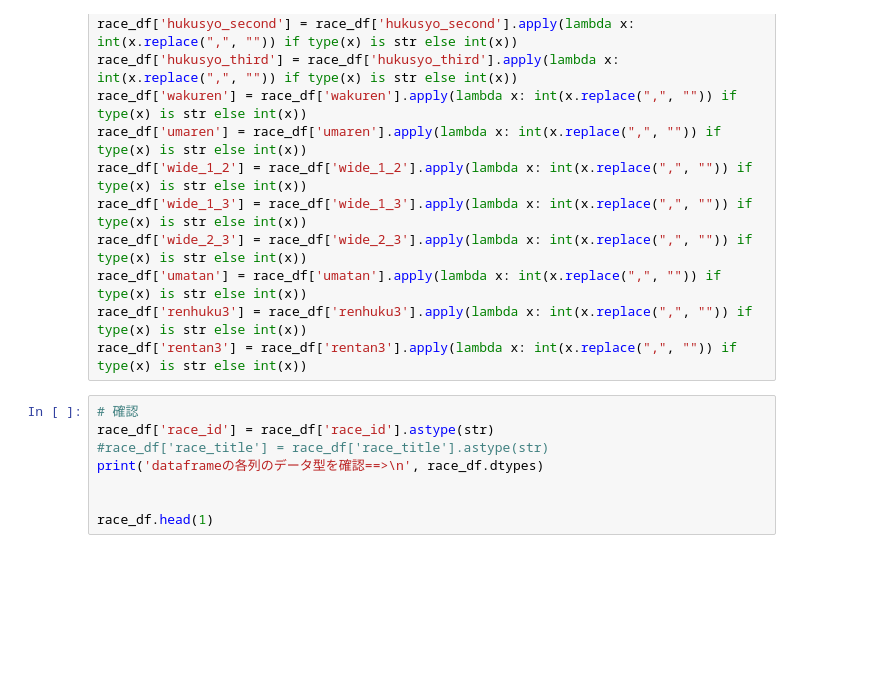
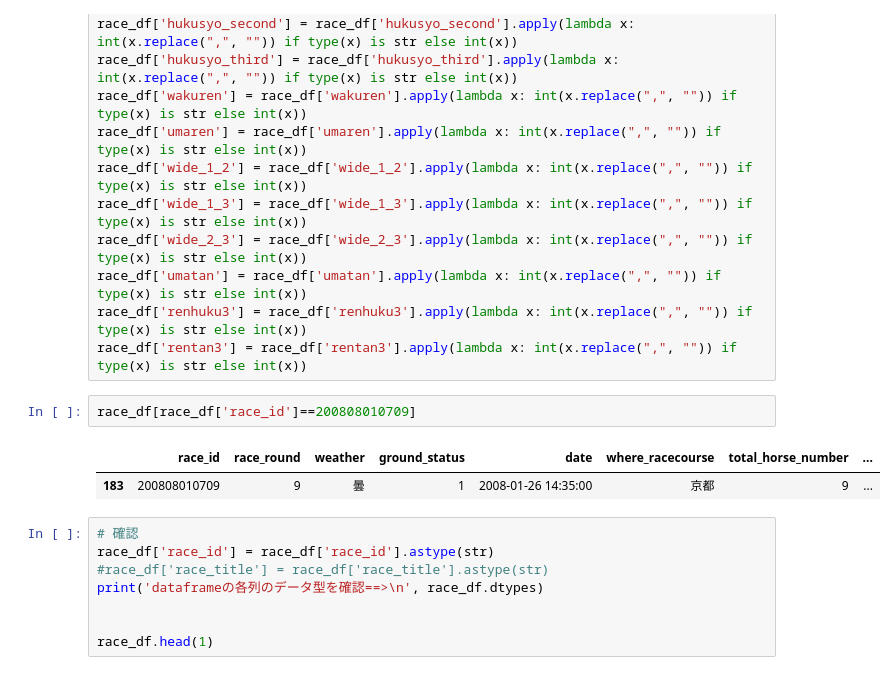
Before and after one commit to unonao/race-predict, a Jupyter notebook: data_clean.ipynb, the cells around one changed output. Cells and saved outputs as stored; diff of their text form; blank space fills up the shorter version.

```diff
--- a/data_clean.ipynb
+++ b/data_clean.ipynb
@@ -313,6 +313,11 @@ race_df['wide_2_3'] = race_df['wide_2_3'].apply(lambda x: int(x.replace(",", "")
 race_df['umatan'] = race_df['umatan'].apply(lambda x: int(x.replace(",", "")) if type(x) is str else int(x))
 race_df['renhuku3'] = race_df['renhuku3'].apply(lambda x: int(x.replace(",", "")) if type(x) is str else int(x))
 race_df['rentan3'] = race_df['rentan3'].apply(lambda x: int(x.replace(",", "")) if type(x) is str else int(x))
+# %%
+race_df[race_df['race_id']==200808010709]
+# %% [output]
+|  | race_id | race_round | weather | ground_status | date | where_racecourse | total_horse_number | ... |
+| 183 | 200808010709 | 9 | 曇 | 1 | 2008-01-26 14:35:00 | 京都 | 9 | ... |
 # %%
 # 確認
 race_df['race_id'] = race_df['race_id'].astype(str)
```
